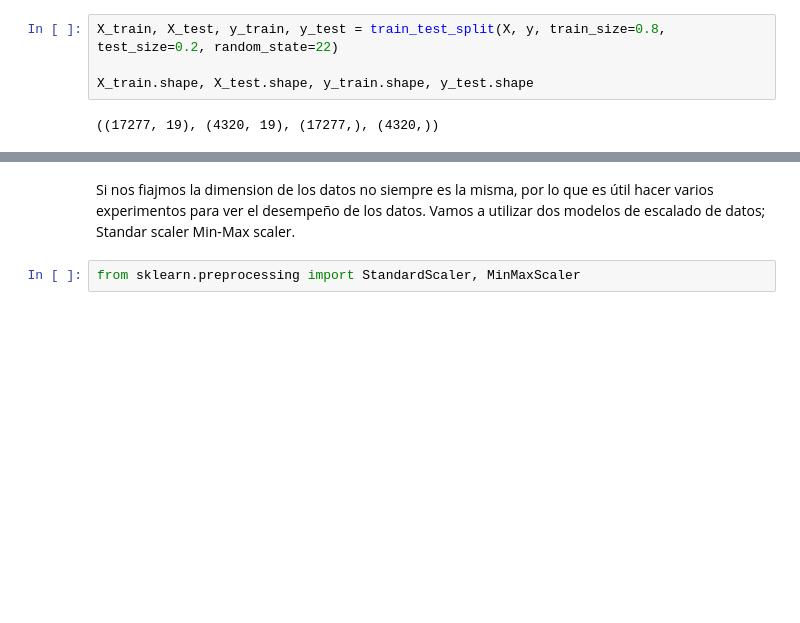
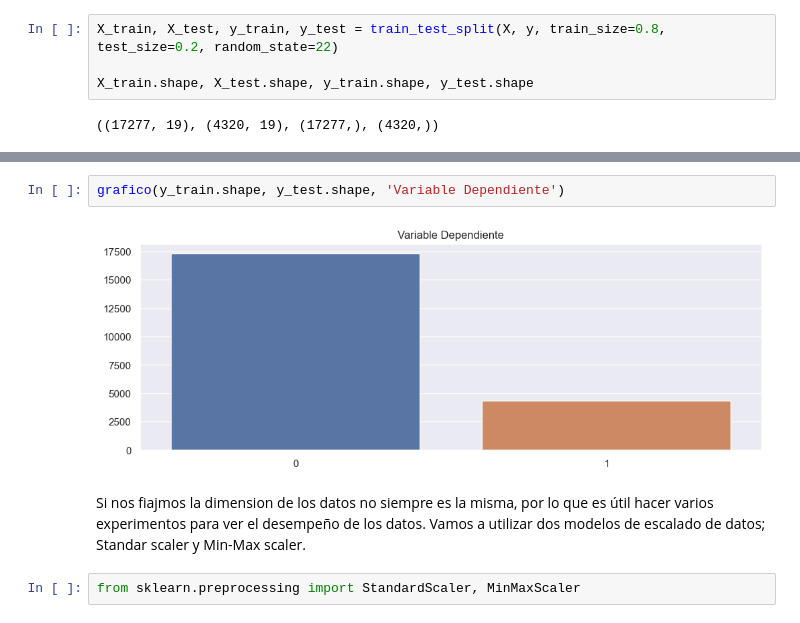
Before and after one commit to rnoguer22/Proyecto_Final_Cipollos, a Jupyter notebook: regression_model.ipynb, the cells around one changed output, grey strips where cells are left out. Cells and saved outputs as stored; diff of their text form; blank space fills up the shorter version.

```diff
--- a/regression_model.ipynb
+++ b/regression_model.ipynb
@@ -315,5 +329,9 @@ X_train.shape, X_test.shape, y_train.shape, y_test.shape
+# %%
+grafico(y_train.shape, y_test.shape, 'Variable Dependiente')
+# %% [output]
+[figure, added]
 # %% [markdown]
-Si nos  fiajmos la dimension de los datos no siempre es la misma, por lo que es útil hacer varios experimentos para ver el desempeño de los datos. Vamos a utilizar dos modelos de escalado de datos; Standar scaler  Min-Max scaler.
+Si nos  fiajmos la dimension de los datos no siempre es la misma, por lo que es útil hacer varios experimentos para ver el desempeño de los datos. Vamos a utilizar dos modelos de escalado de datos; Standar scaler y Min-Max scaler.
 # %%
 from sklearn.preprocessing import StandardScaler, MinMaxScaler
 # %%
```
Also changed, not shown: parts of 5 cells of this notebook, 2 other files.
